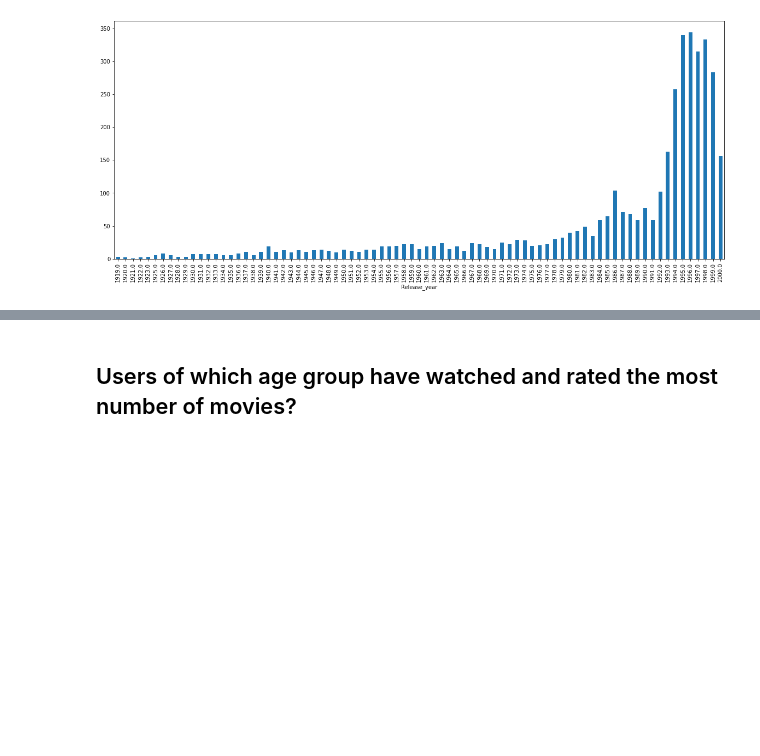
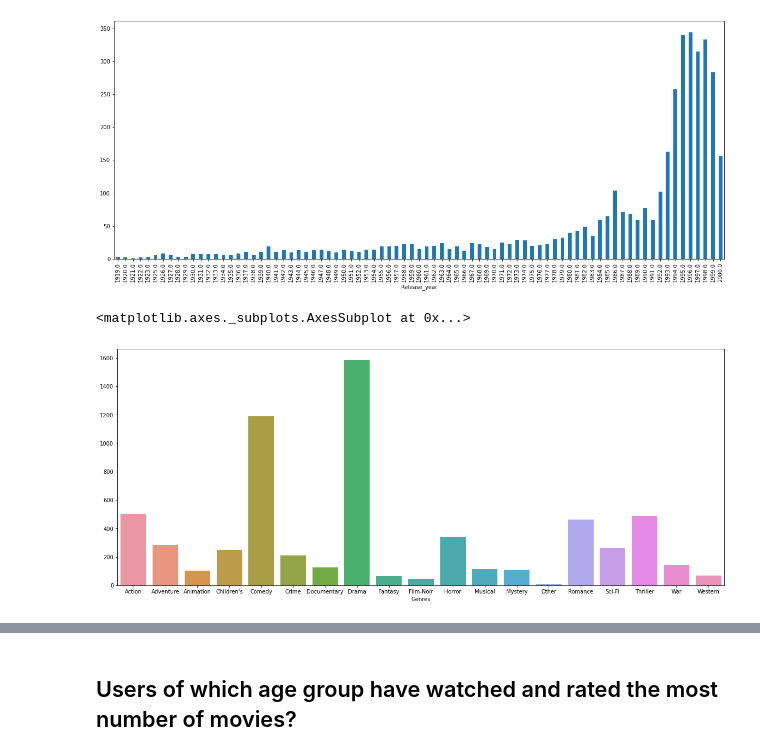
Before and after one commit to 28101991SUNNY/BusinessCase_Data_Exploration-, a Jupyter notebook: Recommender System for OTT/Notebook_1_OTT_Rec_system_Case_Study.ipynb, the cells around one changed output, grey strips where cells are left out. Cells and saved outputs as stored; diff of their text form; code cells hidden in the pictures; blank space fills up the shorter version.

```diff
--- a/Recommender System for OTT/Notebook_1_OTT_Rec_system_Case_Study.ipynb
+++ b/Recommender System for OTT/Notebook_1_OTT_Rec_system_Case_Study.ipynb
@@ -386,3 +471,11 @@ final_data.groupby("Release_year")["Title"].nunique().plot(kind="bar")
 # %% [output]
 <matplotlib.axes._subplots.AxesSubplot at 0x...>
 [figure]
+# %%
+# Number of Movies per Genres:
+
+sns.barplot(m.sum(axis= 0).index,
+            m.sum(axis= 0))
+# %% [output]
+<matplotlib.axes._subplots.AxesSubplot at 0x...>
+[figure, added]
```
Also changed, not shown: parts of 53 cells of this notebook.
